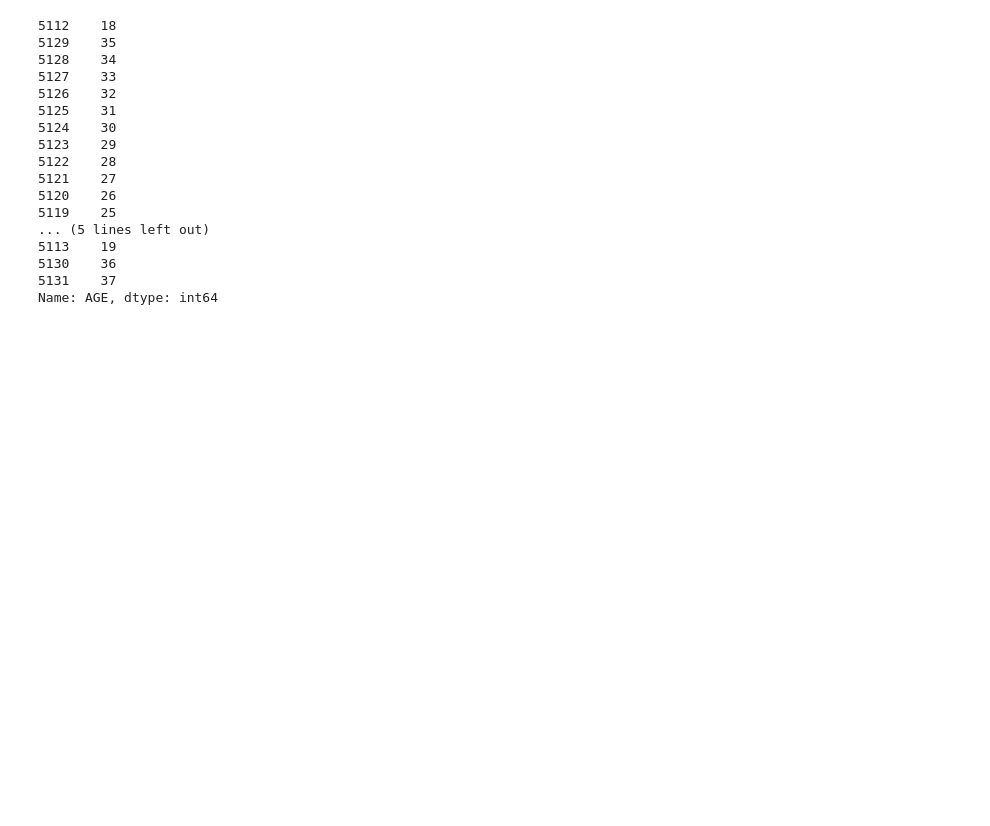
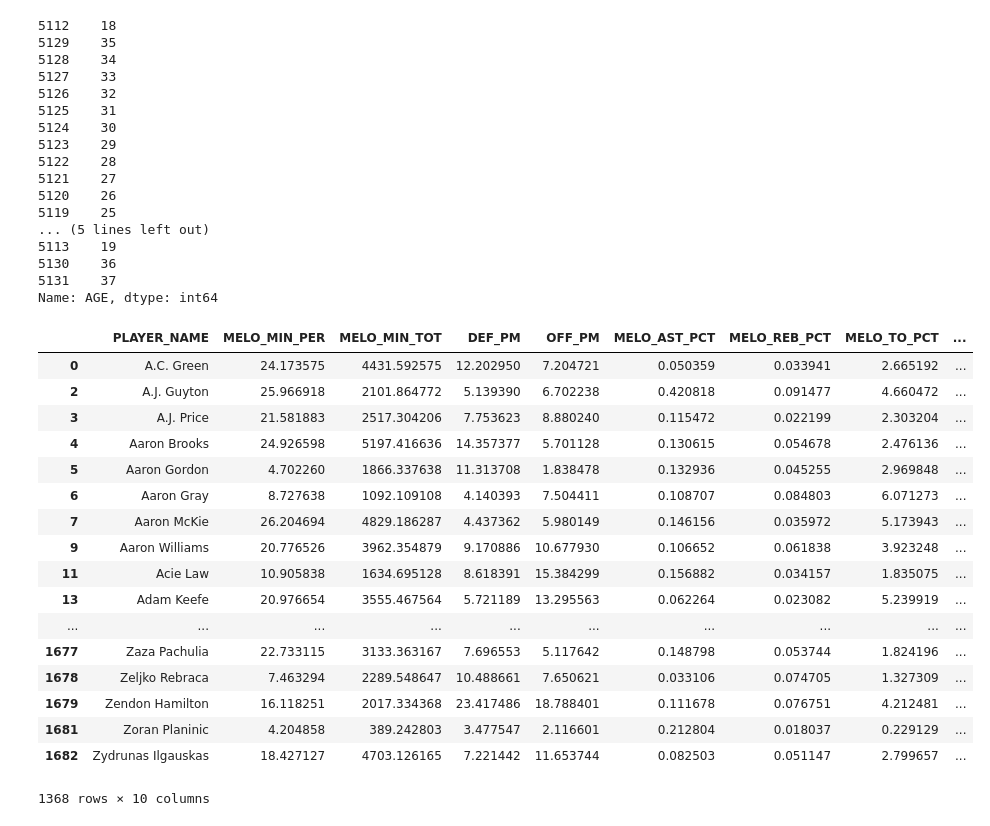
Before and after one commit to diciurcio-d/ShiftEnter, a Jupyter notebook: data_collection_sup.ipynb, the cells around one changed output. Saved outputs shown, nothing was run; the diff lists cells and outputs as text; code cells hidden in the pictures; blank space fills up the shorter version.

```diff
--- a/data_collection_sup.ipynb
+++ b/data_collection_sup.ipynb
@@ -793,3 +793,26 @@ result['AGE']
 5130    36
 5131    37
 Name: AGE, dtype: int64
+# %%
+FABstddv = FAB_MELO.groupby(["PLAYER_NAME"]).apply(lambda x: pd.Series(map(lambda y: x[y].std(), ["MELO_MIN_PER", "MELO_MIN_TOT", "DEF_PM", "OFF_PM", "MELO_AST_PCT", "MELO_REB_PCT", "MELO_TO_PCT", "MELO_USG_PER", "MELO_TRUE_PER"]))).reset_index().dropna().rename(columns={0: "MELO_MIN_PER", 1:"MELO_MIN_TOT", 2: "DEF_PM", 3: "OFF_PM", 4: "MELO_AST_PCT", 5: "MELO_REB_PCT", 6: "MELO_TO_PCT", 7: "MELO_USG_PER", 8: "MELO_TRUE_PER"})
+# %%
+FABstddv
+# %% [output]
+|  | PLAYER_NAME | MELO_MIN_PER | MELO_MIN_TOT | DEF_PM | OFF_PM | MELO_AST_PCT | MELO_REB_PCT | MELO_TO_PCT | ... |
+| 0 | A.C. Green | 24.173575 | 4431.592575 | 12.202950 | 7.204721 | 0.050359 | 0.033941 | 2.665192 | ... |
+| 2 | A.J. Guyton | 25.966918 | 2101.864772 | 5.139390 | 6.702238 | 0.420818 | 0.091477 | 4.660472 | ... |
+| 3 | A.J. Price | 21.581883 | 2517.304206 | 7.753623 | 8.880240 | 0.115472 | 0.022199 | 2.303204 | ... |
+| 4 | Aaron Brooks | 24.926598 | 5197.416636 | 14.357377 | 5.701128 | 0.130615 | 0.054678 | 2.476136 | ... |
+| 5 | Aaron Gordon | 4.702260 | 1866.337638 | 11.313708 | 1.838478 | 0.132936 | 0.045255 | 2.969848 | ... |
+| 6 | Aaron Gray | 8.727638 | 1092.109108 | 4.140393 | 7.504411 | 0.108707 | 0.084803 | 6.071273 | ... |
+| 7 | Aaron McKie | 26.204694 | 4829.186287 | 4.437362 | 5.980149 | 0.146156 | 0.035972 | 5.173943 | ... |
+| 9 | Aaron Williams | 20.776526 | 3962.354879 | 9.170886 | 10.677930 | 0.106652 | 0.061838 | 3.923248 | ... |
+| 11 | Acie Law | 10.905838 | 1634.695128 | 8.618391 | 15.384299 | 0.156882 | 0.034157 | 1.835075 | ... |
+| 13 | Adam Keefe | 20.976654 | 3555.467564 | 5.721189 | 13.295563 | 0.062264 | 0.023082 | 5.239919 | ... |
+| ... | ... | ... | ... | ... | ... | ... | ... | ... | ... |
+| 1677 | Zaza Pachulia | 22.733115 | 3133.363167 | 7.696553 | 5.117642 | 0.148798 | 0.053744 | 1.824196 | ... |
+| 1678 | Zeljko Rebraca | 7.463294 | 2289.548647 | 10.488661 | 7.650621 | 0.033106 | 0.074705 | 1.327309 | ... |
+| 1679 | Zendon Hamilton | 16.118251 | 2017.334368 | 23.417486 | 18.788401 | 0.111678 | 0.076751 | 4.212481 | ... |
+| 1681 | Zoran Planinic | 4.204858 | 389.242803 | 3.477547 | 2.116601 | 0.212804 | 0.018037 | 0.229129 | ... |
+| 1682 | Zydrunas Ilgauskas | 18.427127 | 4703.126165 | 7.221442 | 11.653744 | 0.082503 | 0.051147 | 2.799657 | ... |
+1368 rows × 10 columns
```
